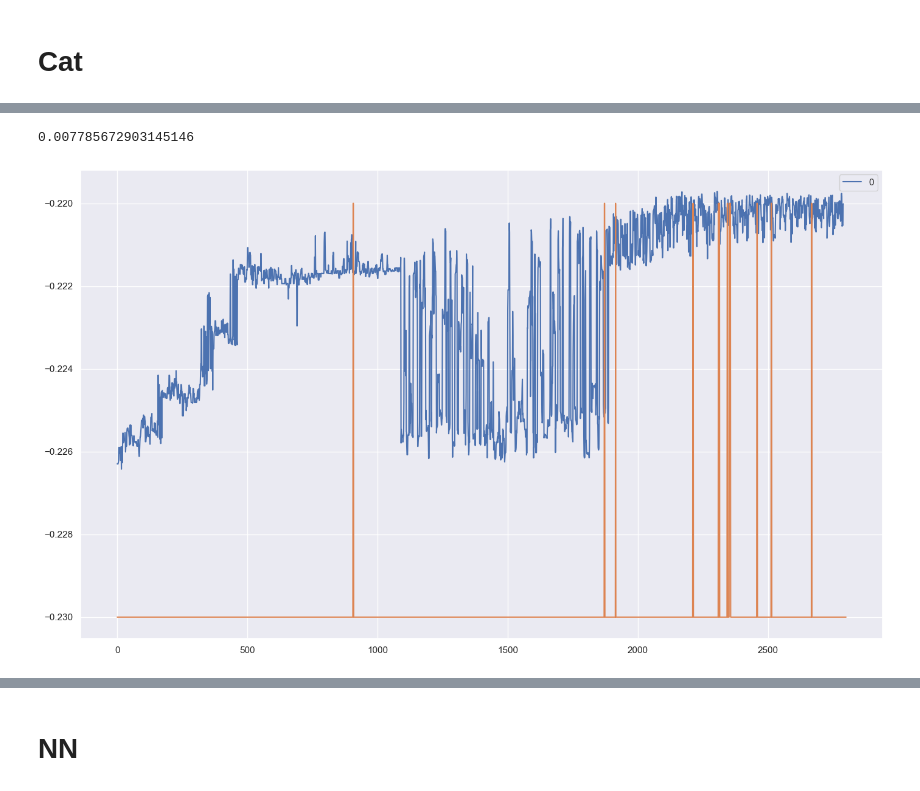
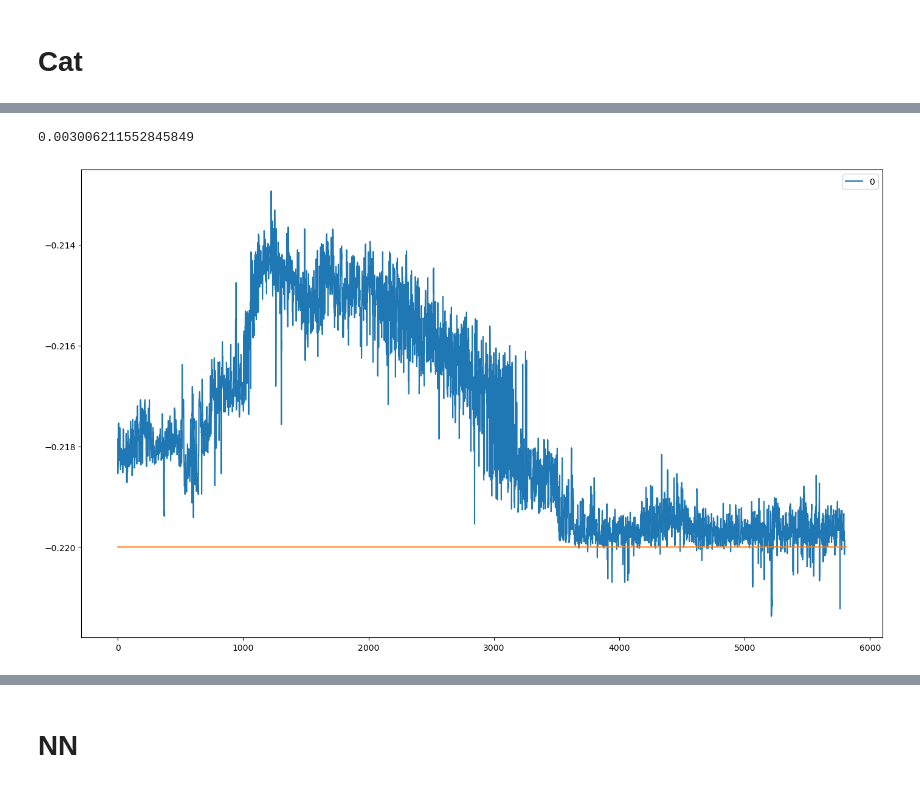
Before and after one commit to SergeyDolin/inclinometer-main, a Jupyter notebook: nn.ipynb, the cells around one changed output, grey strips where cells are left out. Cells and saved outputs as stored; diff of their text form; code cells hidden in the pictures.

```diff
--- a/nn.ipynb
+++ b/nn.ipynb
@@ -110,22 +109,22 @@ temp = pd.concat([df_air_1,df_air_2,df_air_3],ignore_index=True)
 # %%
-train_1 = df_1.copy()
-train_1['air_temp'] = df_air_1['temperature']
-train_2 = df_2.copy()
-train_2['air_temp'] = df_air_2['temperature']
+# train_1 = df_1.copy()
+# train_1['air_temp'] = df_air_1['temperature']
+# train_2 = df_2.copy()
+# train_2['air_temp'] = df_air_2['temperature']
 
-train = pd.concat([train_1,train_2],ignore_index=True)
+# train = pd.concat([train_1,train_2],ignore_index=True)
 
+# test = df_test.copy()
+# test['air_temp'] = df_test_air['temperature']
+
+
+train = df_1.copy()
+train['air_temp'] = df_air_1['temperature']
 test = df_test.copy()
 test['air_temp'] = df_test_air['temperature']
 
 
 # train = df_1.copy()
-# train['air_temp'] = df_air_1['temperature']
-# test = df_test.copy()
-# test['air_temp'] = df_test_air['temperature']
-
-
-# train = df.copy()
 # train['air_temp'] = temp['temperature']
 # test = df_test.copy()
 # test['air_temp'] = df_test_air['temperature']
@@ -133,7 +132,7 @@ test['air_temp'] = df_test_air['temperature']
 # train = pd.concat([df,df_air['temperature']], ignore_index=False)
 # test = pd.concat([df_test, df_test_air['temperature']], ignore_index=True)
 # %%
-train = train[:]
+train = train[:1000]
 # %%
 train[CFG.TARGET].plot()
 # %% [output]
@@ -319,14 +347,14 @@ for fold, (train_idx, valid_idx) in enumerate(skf.split(train, train[CFG.TARGET]
 
     model = CatBoostRegressor(
         loss_function='RMSE',
-        learning_rate=0.007095604362600561,
+        learning_rate=0.00374003313452857,
         iterations=10000,
-        depth=3,
-        l2_leaf_reg=0.22663293217672975,
-        random_strength=0.93726609538567,
-        bagging_temperature=0.874978493858412,
+        depth=6,
+        l2_leaf_reg=0.9849274060791223,
+        random_strength=0.12814575861183658,
+        bagging_temperature=0.11398012489757266,
         bootstrap_type='Bayesian',
-        task_type='GPU',
+        task_type='CPU',
         random_seed=CFG.RANDOM_STATE,
         verbose=False
     )
@@ -383,11 +411,11 @@ C0
 # %%
-np.sqrt(mean_squared_error(test[CFG.TARGET], r+C0))
+np.sqrt(mean_squared_error(test[CFG.TARGET], r))
 # %% [output]
-0.007785672903145146
+0.003006211552845849
 # %%
-pd.DataFrame(r[10:]+C0).plot(figsize=(17,10));test[CFG.TARGET].plot();
+pd.DataFrame(r[10:]).plot(figsize=(17,10));test[CFG.TARGET].plot();
 # %% [output]
-[figure, old version]
+[figure, new version]
 # %%
 test['temperature'].plot(legend=True,figsize=(17,10));test['air_temp'].plot(legend=True)
 # %% [output]
```
Also changed, not shown: parts of 20 cells of this notebook, 6 other files.
